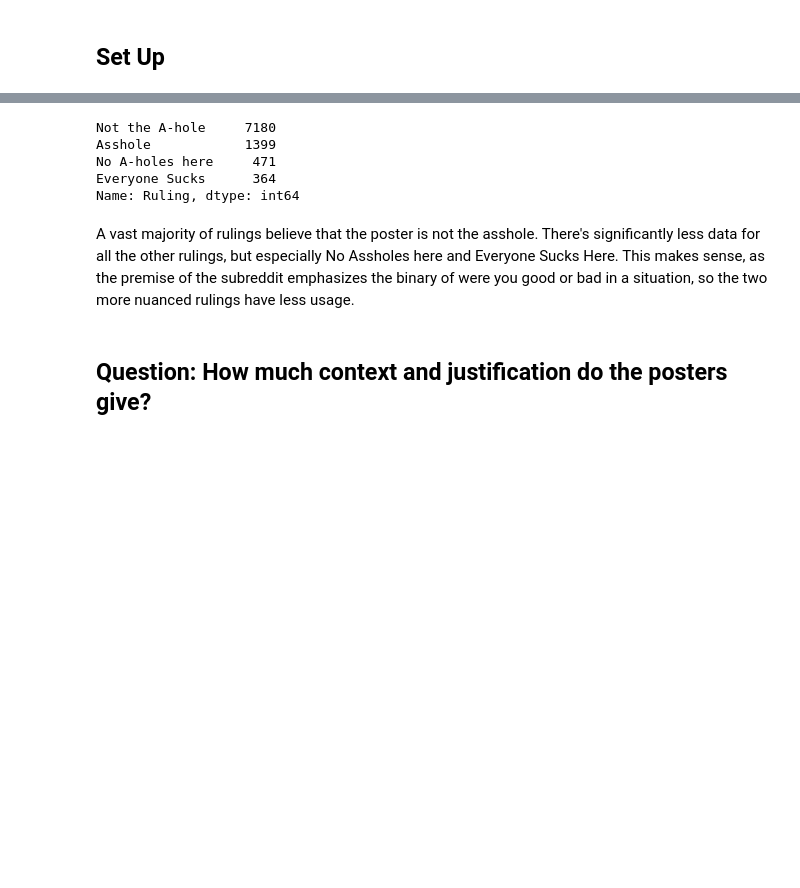
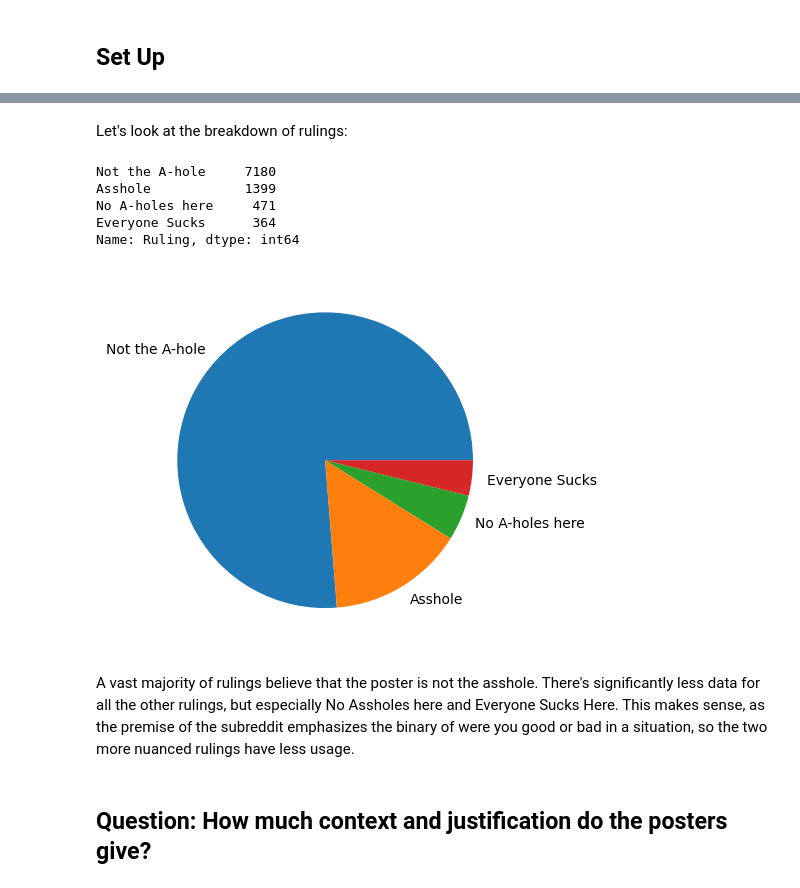
Before and after one commit to Data-Science-for-Linguists-2023/AITA-Blame-Analysis, a Jupyter notebook: code/data_analysis.ipynb, the cells around one changed output, grey strips where cells are left out. Saved outputs shown, nothing was run; the diff lists cells and outputs as text; code cells hidden in the pictures; blank space fills up the shorter version.

```diff
--- a/code/data_analysis.ipynb
+++ b/code/data_analysis.ipynb
@@ -13,3 +13,3 @@ from scipy import stats
 # %%
-aita_df = pd.read_csv('../data/aita_data.csv')
+analysis_df = pd.read_csv('../data/aita_data.csv')
 # %% [markdown]
@@ -17,2 +16,0 @@ To prevent clutter and to maintain a clean version of the DataFrame in case I ne
-# %%
-analysis_df = aita_df.copy()
@@ -50,3 +46,5 @@ Let's look at the breakdown of rulings:
+# %% [markdown]
+Let's look at the breakdown of rulings:
 # %%
 analysis_df.Ruling.value_counts()
 # %% [output]
@@ -61,5 +56,10 @@ plt.show()
-# %% [markdown]
-A vast majority of rulings believe that the poster is not the asshole. There's significantly less data for all the other rulings, but especially No Assholes here and Everyone Sucks Here. This makes sense, as the premise of the subreddit emphasizes the binary of were you good or bad in a situation, so the two more nuanced rulings have less usage.
+# %%
+rulings_graph = plt.pie(analysis_df.Ruling.value_counts(), labels=["Not the A-hole", "Asshole", "No A-holes here", "Everyone Sucks"])
+plt.show()
+# %% [output]
+[figure, added]
+# %% [markdown]
+A vast majority of rulings believe that the poster is not the asshole. There's significantly less data for all the other rulings, but especially No Assholes here and Everyone Sucks Here. This makes sense, as the premise of the subreddit emphasizes the binary of were you good or bad in a situation, so the two more nuanced rulings have less usage.
 # %% [markdown]
 ## Question: How much context and justification do the posters give?
 # %% [markdown]
```
Also changed, not shown: parts of 41 cells of this notebook, 1 other file.
